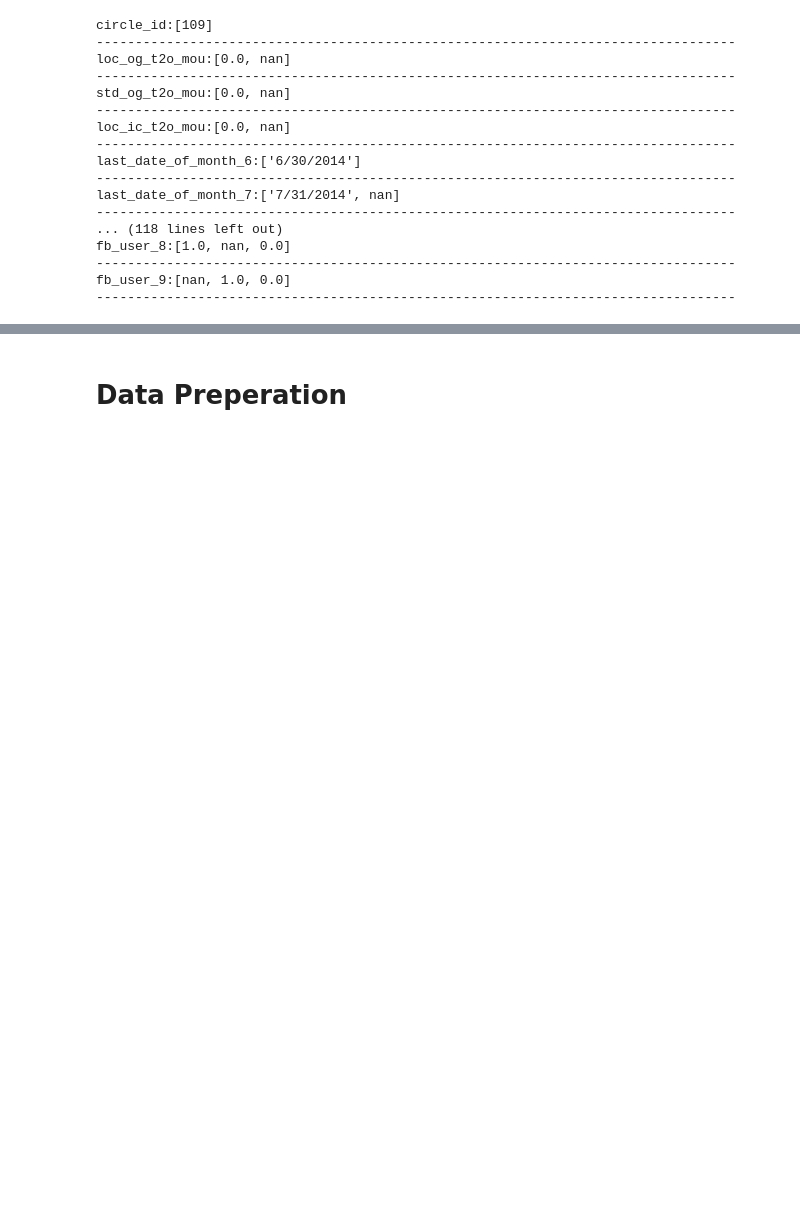
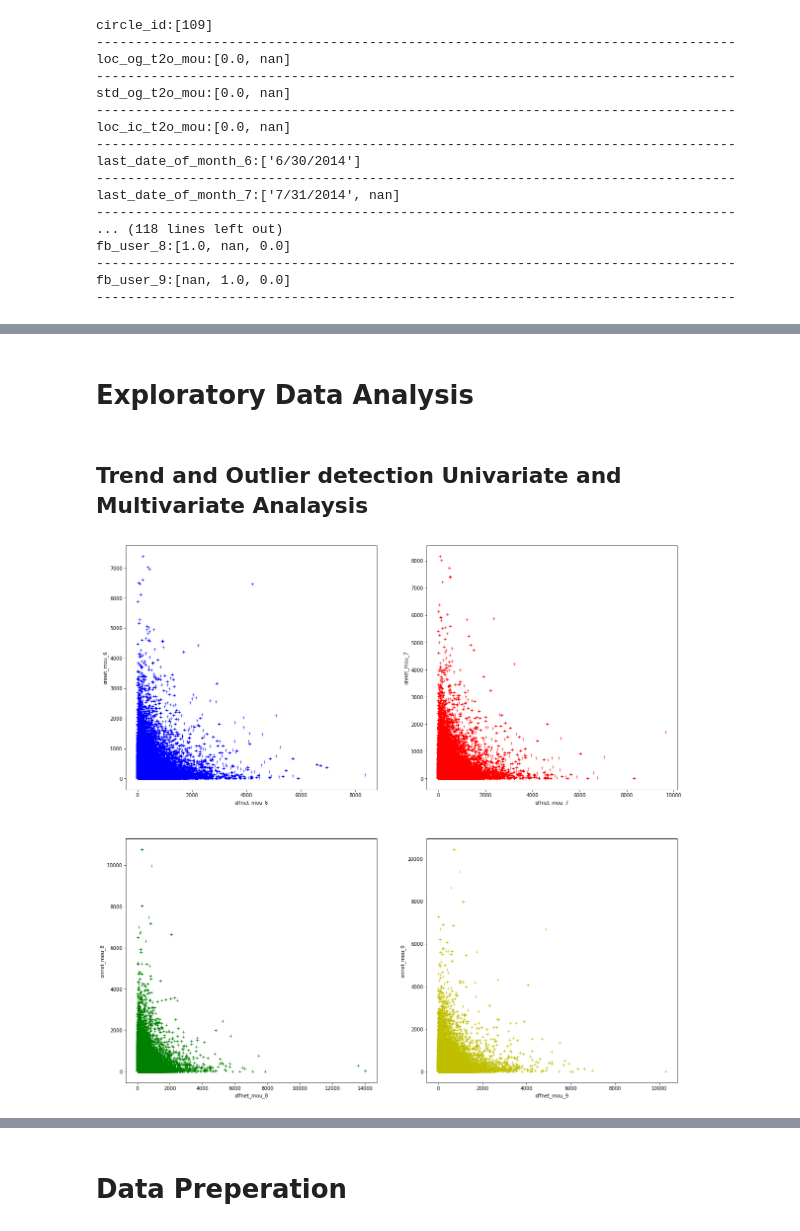
Before and after one commit to BiswajeetAtul/Assignments-MLAI, a Jupyter notebook: Telecom Churn Case/TelecomChurn_CaseStudy.ipynb, the cells around one changed output, grey strips where cells are left out. Cells and saved outputs as stored; diff of their text form; code cells hidden in the pictures; blank space fills up the shorter version.

```diff
--- a/Telecom Churn Case/TelecomChurn_CaseStudy.ipynb
+++ b/Telecom Churn Case/TelecomChurn_CaseStudy.ipynb
@@ -129,0 +167,27 @@ fb_user_9:[nan, 1.0, 0.0]
+# %% [markdown]
+# Exploratory Data Analysis
+# %% [markdown]
+## Trend and Outlier detection Univariate and Multivariate Analaysis
+# %%
+fig=plt.figure(figsize=(20,20))
+
+((ax1, ax2), (ax3, ax4)) = fig.subplots(2, 2)
+
+ax1.plot(teleData['offnet_mou_6'],teleData['onnet_mou_6'],"b+")
+ax1.set_xlabel("offnet_mou_6")
+ax1.set_ylabel("onnet_mou_6")
+
+ax2.plot(teleData['offnet_mou_7'],teleData['onnet_mou_7'],"r+")
+ax2.set_xlabel("offnet_mou_7")
+ax2.set_ylabel("onnet_mou_7")
+
+ax3.plot(teleData['offnet_mou_8'],teleData['onnet_mou_8'],"g+")
+ax3.set_xlabel("offnet_mou_8")
+ax3.set_ylabel("onnet_mou_8")
+
+ax4.plot(teleData['offnet_mou_9'],teleData['onnet_mou_9'],"y+")
+ax4.set_xlabel("offnet_mou_9")
+ax4.set_ylabel("onnet_mou_9")
+plt.show()
+# %% [output]
+[figure, added]
```
Also changed, not shown: parts of 39 cells of this notebook, 2 other files.
